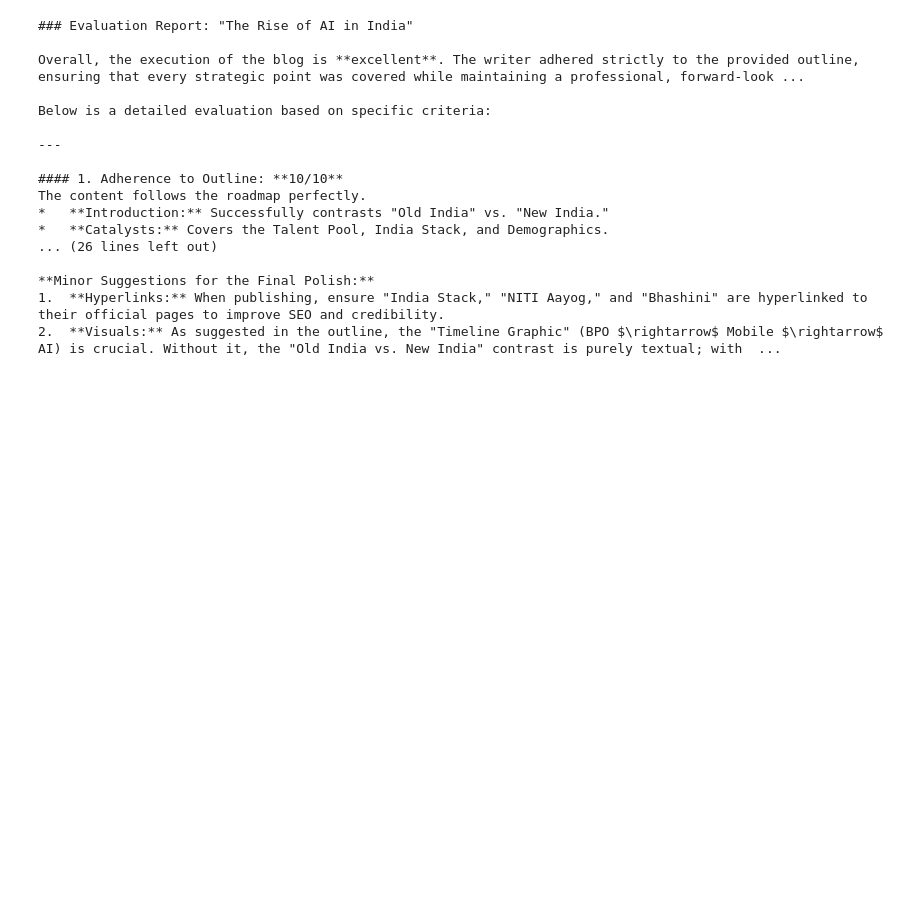
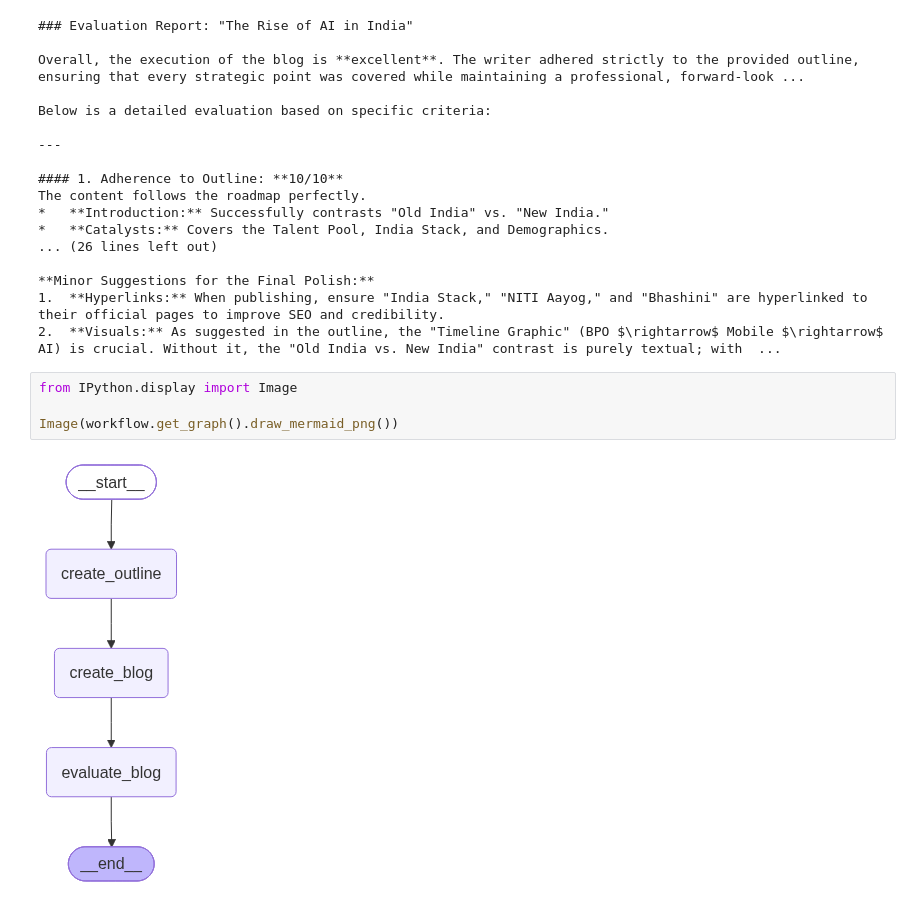
Before and after one commit to yogendrajadhav/lang-graph-tutorial, a Jupyter notebook: prompt_chaining_workflow.ipynb, the cells around one changed output. Drawn from its saved outputs; the diff is of its cells as text; blank space fills up the shorter version.

Commit message:
workflow image generator statement added

```diff
--- a/prompt_chaining_workflow.ipynb
+++ b/prompt_chaining_workflow.ipynb
@@ -158,3 +158,9 @@ The content follows the roadmap perfectly.
 **Minor Suggestions for the Final Polish:**
 1.  **Hyperlinks:** When publishing, ensure "India Stack," "NITI Aayog," and "Bhashini" are hyperlinked to their official pages to improve SEO and credibility.
 2.  **Visuals:** As suggested in the outline, the "Timeline Graphic" (BPO $\rightarrow$ Mobile $\rightarrow$ AI) is crucial. Without it, the "Old India vs. New India" contrast is purely textual; with  ...
+# %%
+from IPython.display import Image
+
+Image(workflow.get_graph().draw_mermaid_png())
+# %% [output]
+[figure, added]
```
